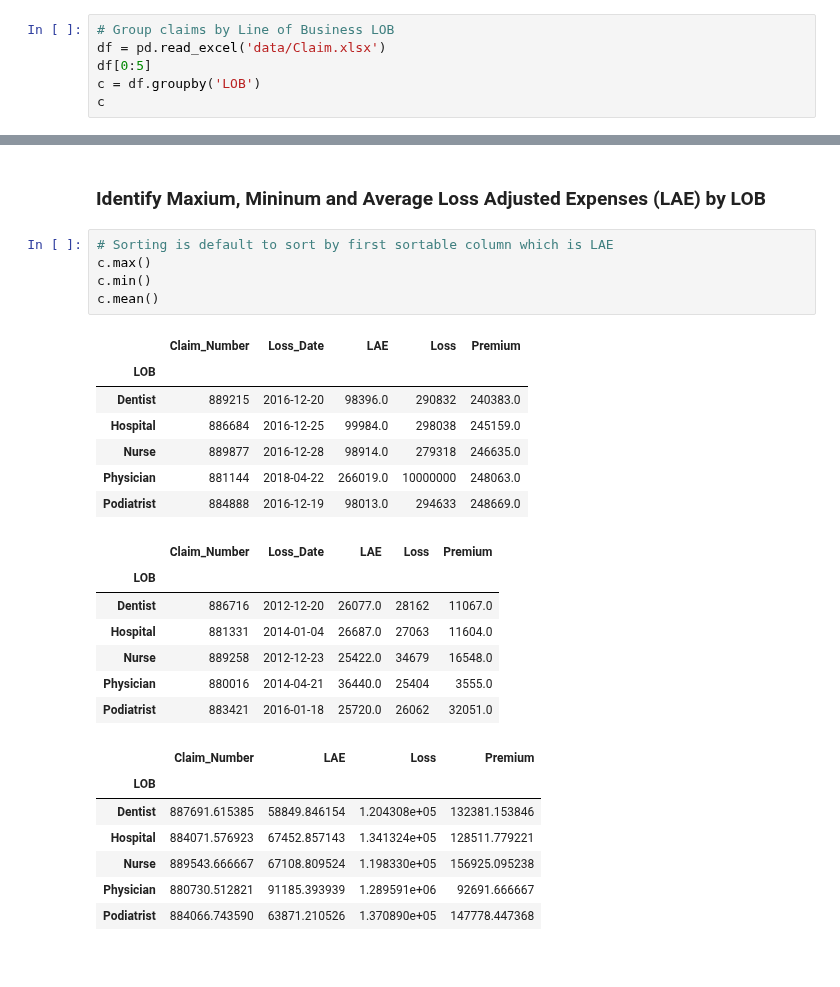
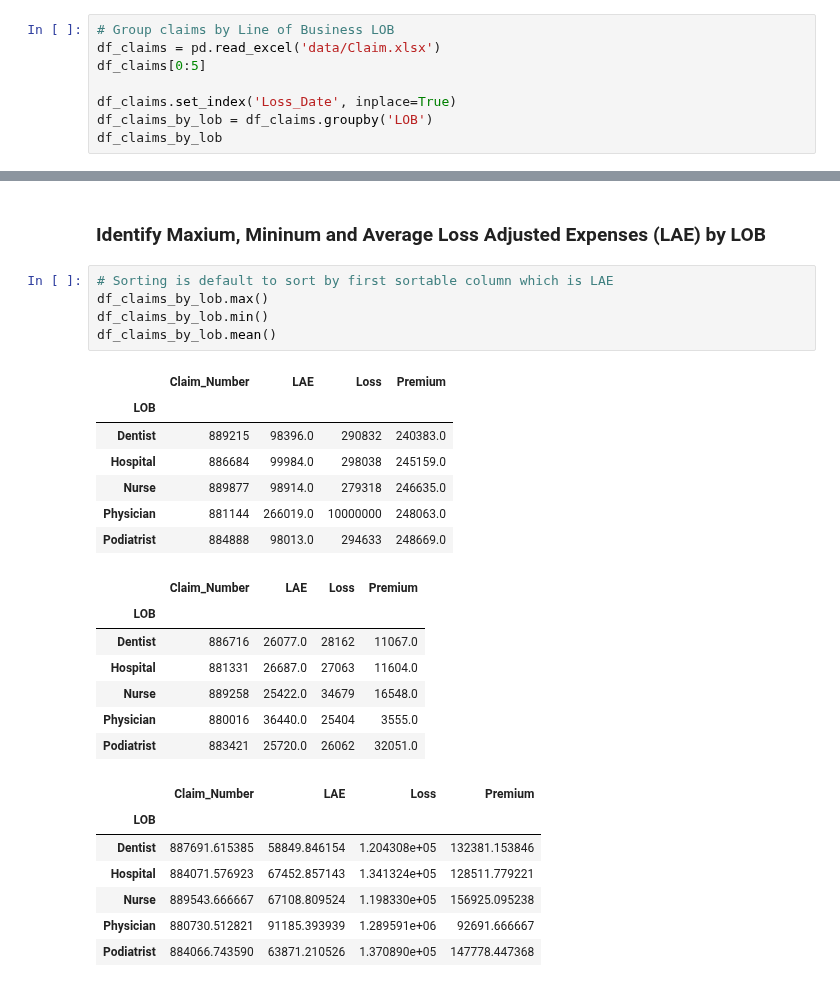
Before and after one commit to jasminjohnson/jasminjohnson.github.io, a Jupyter notebook: downloads/notebooks/MergeReshapeData.ipynb, the cells around one changed output, grey strips where cells are left out. Drawn from its saved outputs; the diff is of its cells as text.

```diff
--- a/downloads/notebooks/MergeReshapeData.ipynb
+++ b/downloads/notebooks/MergeReshapeData.ipynb
@@ -246,10 +249,12 @@ Categories (5, object): [Layer1 < Layer2 < Layer3 < XOL < Clash]
 - With a DataFrame, bar plots group the values in each row together in a group in bars, side by side, for each value
 # %%
 # Group claims by Line of Business LOB
-df = pd.read_excel('data/Claim.xlsx')
-df[0:5]
-c = df.groupby('LOB')
-c
+df_claims = pd.read_excel('data/Claim.xlsx')
+df_claims[0:5]
+
+df_claims.set_index('Loss_Date', inplace=True)
+df_claims_by_lob = df_claims.groupby('LOB')
+df_claims_by_lob
 # %% [output]
 |  | Claim_Number | Loss_Date | LAE | Loss | Premium | LOB |
 | 0 | 883745 | 2016-09-24 | 95846.0 | 147030 | 165910.0 | Podiatrist |
@@ -272,24 +278,24 @@ c.get_group('Nurse').head()
 ### Identify Maxium, Mininum and Average Loss Adjusted Expenses (LAE) by LOB
 # %%
 # Sorting is default to sort by first sortable column which is LAE
-c.max()
-c.min()
-c.mean()
+df_claims_by_lob.max()
+df_claims_by_lob.min()
+df_claims_by_lob.mean()
 # %% [output]
-|  | Claim_Number | Loss_Date | LAE | Loss | Premium |
-| LOB |  |  |  |  |  |
-| Dentist | 889215 | 2016-12-20 | 98396.0 | 290832 | 240383.0 |
-| Hospital | 886684 | 2016-12-25 | 99984.0 | 298038 | 245159.0 |
-| Nurse | 889877 | 2016-12-28 | 98914.0 | 279318 | 246635.0 |
-| Physician | 881144 | 2018-04-22 | 266019.0 | 10000000 | 248063.0 |
-| Podiatrist | 884888 | 2016-12-19 | 98013.0 | 294633 | 248669.0 |
+|  | Claim_Number | LAE | Loss | Premium |
+| LOB |  |  |  |  |
+| Dentist | 889215 | 98396.0 | 290832 | 240383.0 |
+| Hospital | 886684 | 99984.0 | 298038 | 245159.0 |
+| Nurse | 889877 | 98914.0 | 279318 | 246635.0 |
+| Physician | 881144 | 266019.0 | 10000000 | 248063.0 |
+| Podiatrist | 884888 | 98013.0 | 294633 | 248669.0 |
-|  | Claim_Number | Loss_Date | LAE | Loss | Premium |
-| LOB |  |  |  |  |  |
-| Dentist | 886716 | 2012-12-20 | 26077.0 | 28162 | 11067.0 |
-| Hospital | 881331 | 2014-01-04 | 26687.0 | 27063 | 11604.0 |
-| Nurse | 889258 | 2012-12-23 | 25422.0 | 34679 | 16548.0 |
-| Physician | 880016 | 2014-04-21 | 36440.0 | 25404 | 3555.0 |
-| Podiatrist | 883421 | 2016-01-18 | 25720.0 | 26062 | 32051.0 |
+|  | Claim_Number | LAE | Loss | Premium |
+| LOB |  |  |  |  |
+| Dentist | 886716 | 26077.0 | 28162 | 11067.0 |
+| Hospital | 881331 | 26687.0 | 27063 | 11604.0 |
+| Nurse | 889258 | 25422.0 | 34679 | 16548.0 |
+| Physician | 880016 | 36440.0 | 25404 | 3555.0 |
+| Podiatrist | 883421 | 25720.0 | 26062 | 32051.0 |
 |  | Claim_Number | LAE | Loss | Premium |
 | LOB |  |  |  |  |
 | Dentist | 887691.615385 | 58849.846154 | 1.204308e+05 | 132381.153846 |
```
Also changed, not shown: parts of 23 cells of this notebook, 3 other files.
